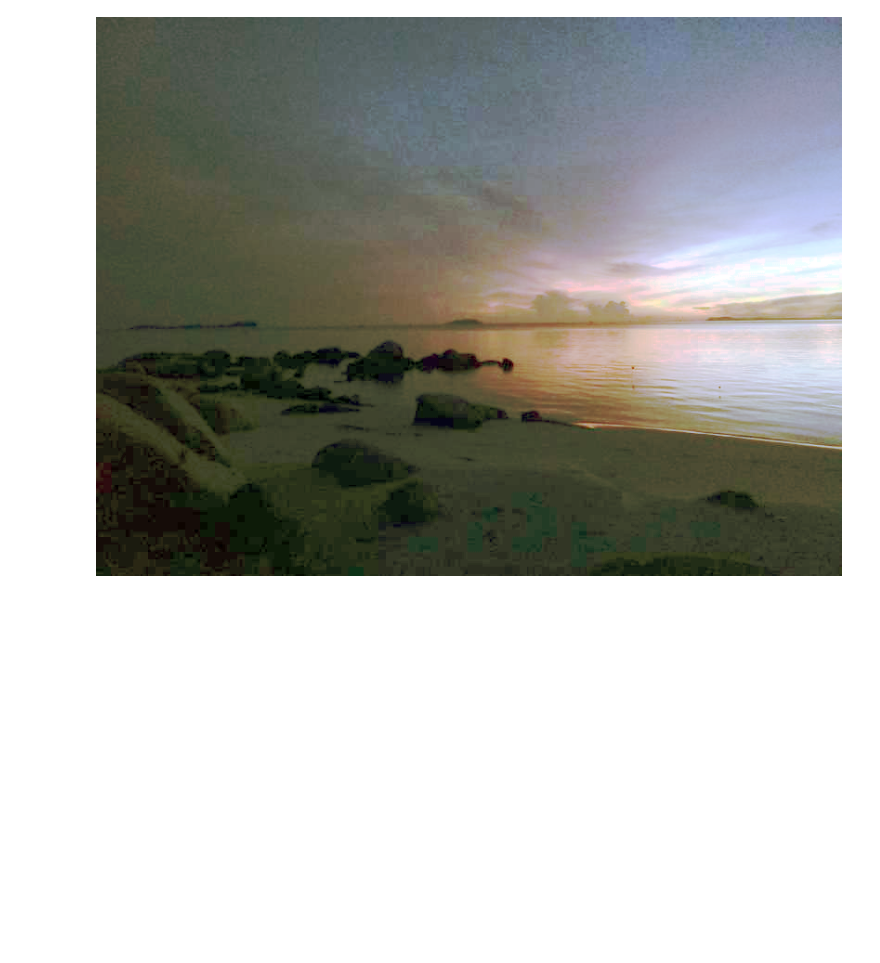
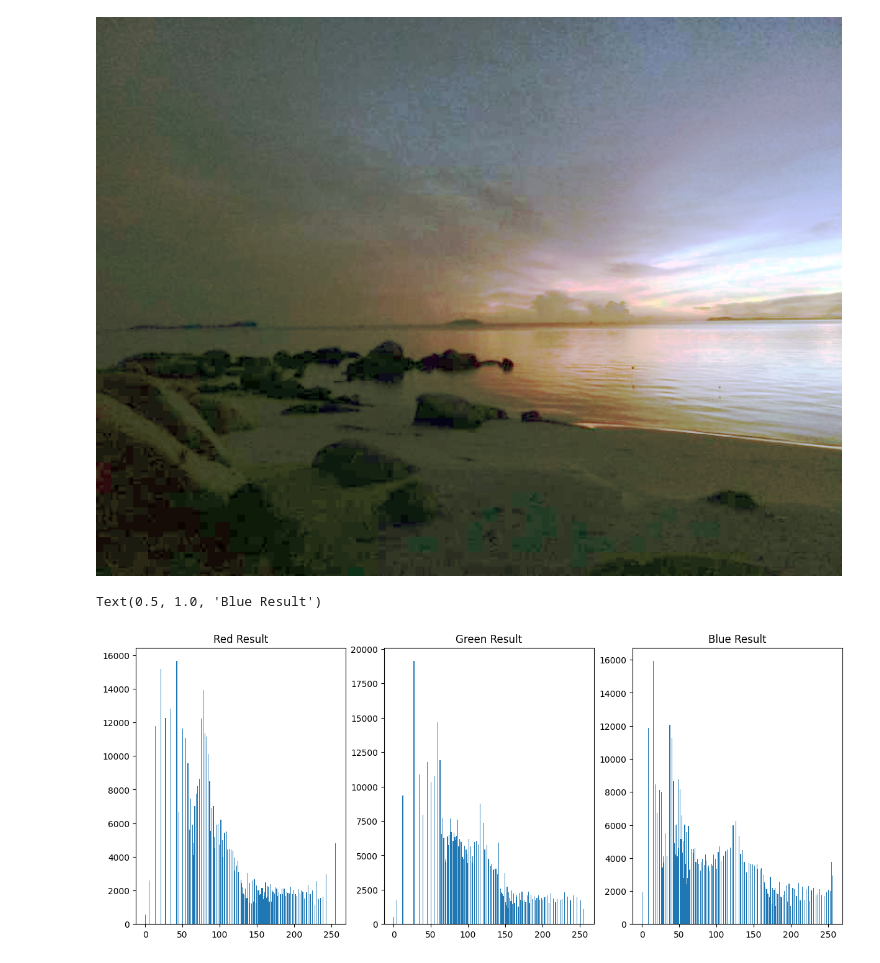
Before and after one commit to shamankares/hist-spec, a Jupyter notebook: Histogram Spec.ipynb, the cells around one changed output. Cells and saved outputs as stored; diff of their text form; code cells hidden in the pictures; blank space fills up the shorter version.

Commit message:
Tambah histogram RGB hasil histogram spec

```diff
--- a/Histogram Spec.ipynb
+++ b/Histogram Spec.ipynb
@@ -230,7 +230,25 @@ rgb_matching_img = [
 matched_rgb_img = np.array([match_histogram_image(img, target_hist).T for img, target_hist in rgb_matching_img]).T
 print(matched_rgb_img.shape)
 
-Image.fromarray(matched_rgb_img.astype('uint8'), 'RGB')
+result_img = Image.fromarray(matched_rgb_img.astype('uint8'), 'RGB')
+result_img
 # %% [output]
 (602, 803, 3)
 [figure]
+# %%
+r_hist = np.array(result_img.histogram()[:256])
+g_hist = np.array(result_img.histogram()[256:512])
+b_hist = np.array(result_img.histogram()[512:])
+
+fig, ax = plt.subplots(ncols=3, figsize=(12, 5), layout='constrained')
+ax[0].stairs(r_hist, fill=True)
+ax[0].set_title('Red Result')
+
+ax[1].stairs(g_hist, fill=True)
+ax[1].set_title('Green Result')
+
+ax[2].stairs(b_hist, fill=True)
+ax[2].set_title('Blue Result')
+# %% [output]
+Text(0.5, 1.0, 'Blue Result')
+[figure, added]
```
